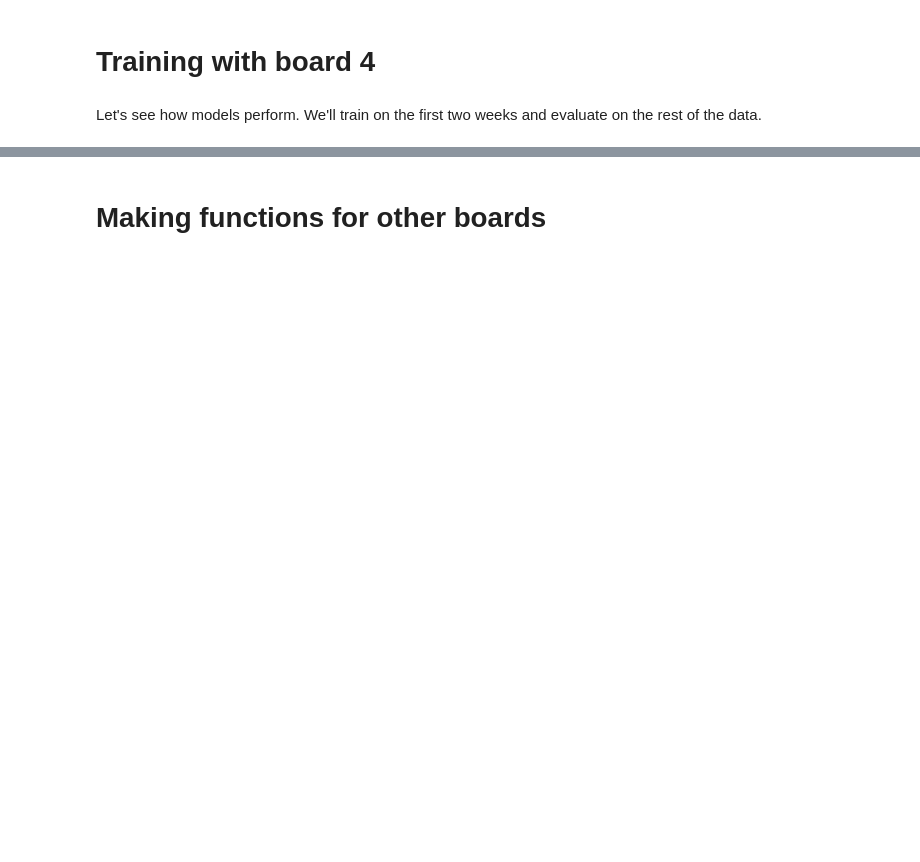
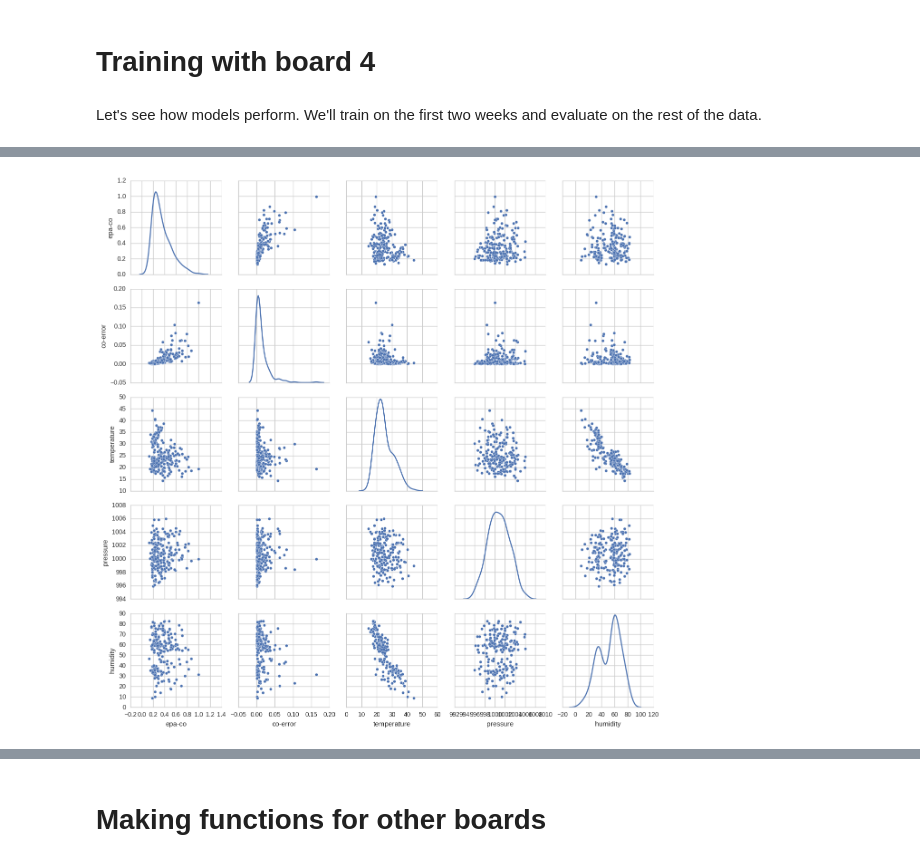
Before and after one commit to sharadmv/metasense, a Jupyter notebook: notebooks/Minute Models.ipynb, the cells around one changed output, grey strips where cells are left out. Drawn from its saved outputs; the diff is of its cells as text; code cells hidden in the pictures; blank space fills up the shorter version.

```diff
--- a/notebooks/Minute Models.ipynb
+++ b/notebooks/Minute Models.ipynb
@@ -80,0 +105,6 @@ def print_function(result):
+# %%
+averaged = test_data.groupby(lambda x: (x.week, x.day, x.hour // 6)).mean()
+sns.pairplot(averaged, vars=['epa-co','co-error', 'temperature', 'pressure', 'humidity'], diag_kind='kde')
+plt.show()
+# %% [output]
+[figure, added]
```
Also changed, not shown: parts of 14 cells of this notebook, 1 other file.
